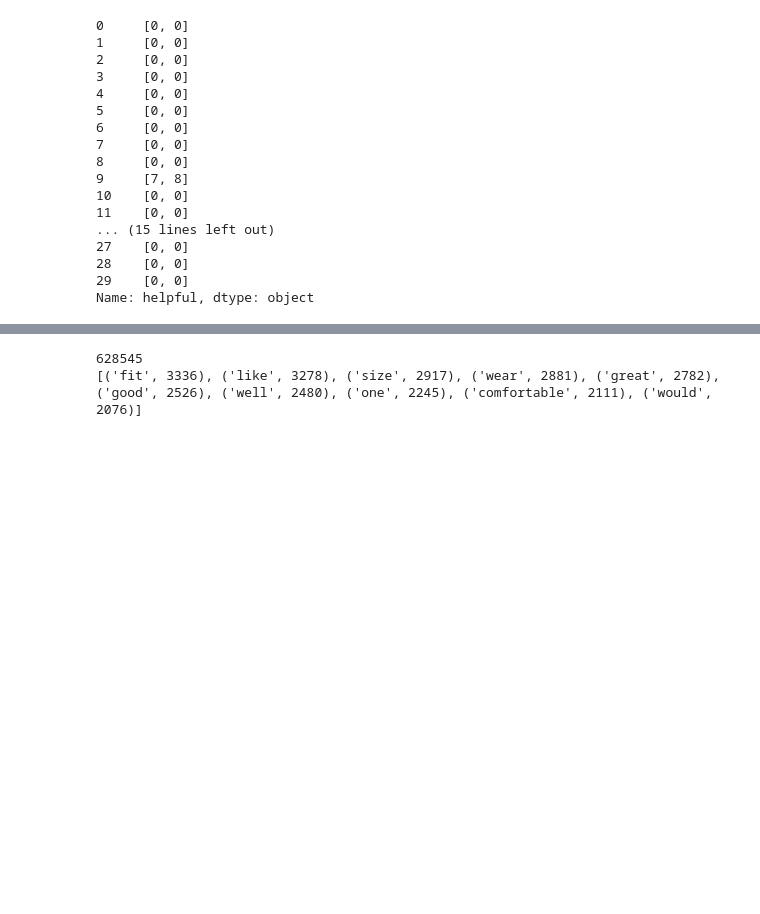
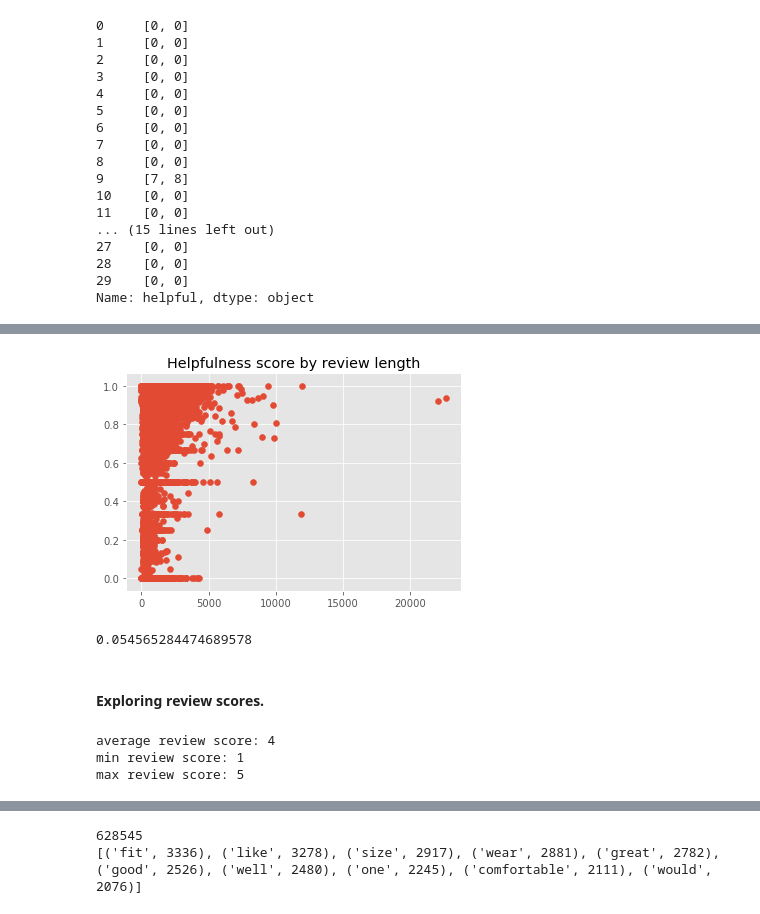
Before and after one commit to yannie/w266-final-project, a Jupyter notebook: Amazon_Review_Helpfuless_1.0.ipynb, the cells around one changed output, grey strips where cells are left out. Cells and saved outputs as stored; diff of their text form; code cells hidden in the pictures; blank space fills up the shorter version.

```diff
--- a/Amazon_Review_Helpfuless_1.0.ipynb
+++ b/Amazon_Review_Helpfuless_1.0.ipynb
@@ -90,0 +227,31 @@ number of reviews with helpfulness score: 87021
+# %%
+# Remove invalid and nan values.
+helpfulness_clean = np.delete(helpfulness, 30730)
+review_lengths_clean = np.delete(review_lengths, 30730)
+nonnan_helpfulness_clean = helpfulness_clean[~np.isnan(helpfulness_clean)]
+nonnan_review_lengths_clean = review_lengths_clean[~np.isnan(helpfulness_clean)]
+
+# Print scatterplot of review length to helpfulness score.
+plt.figure()
+plt.scatter(nonnan_review_lengths_clean, nonnan_helpfulness_clean)
+plt.title("Helpfulness score by review length")
+plt.show()
+# %% [output]
+[figure, added]
+# %%
+# Compute correlation.
+np.corrcoef(nonnan_review_lengths_clean, nonnan_helpfulness_clean)[1,0]
+# %% [output]
+0.054565284474689578
+# %% [markdown]
+#### Exploring review scores.
+# %%
+# Compute scores.
+review_scores = np.array(df['overall'])
+print "average review score: %i" %np.mean(review_scores)
+print "min review score: %i" %np.min(review_scores)
+print "max review score: %i" %np.max(review_scores)
+# %% [output]
+average review score: 4
+min review score: 1
+max review score: 5
```
Also changed, not shown: parts of 52 cells of this notebook, 1 other file.
